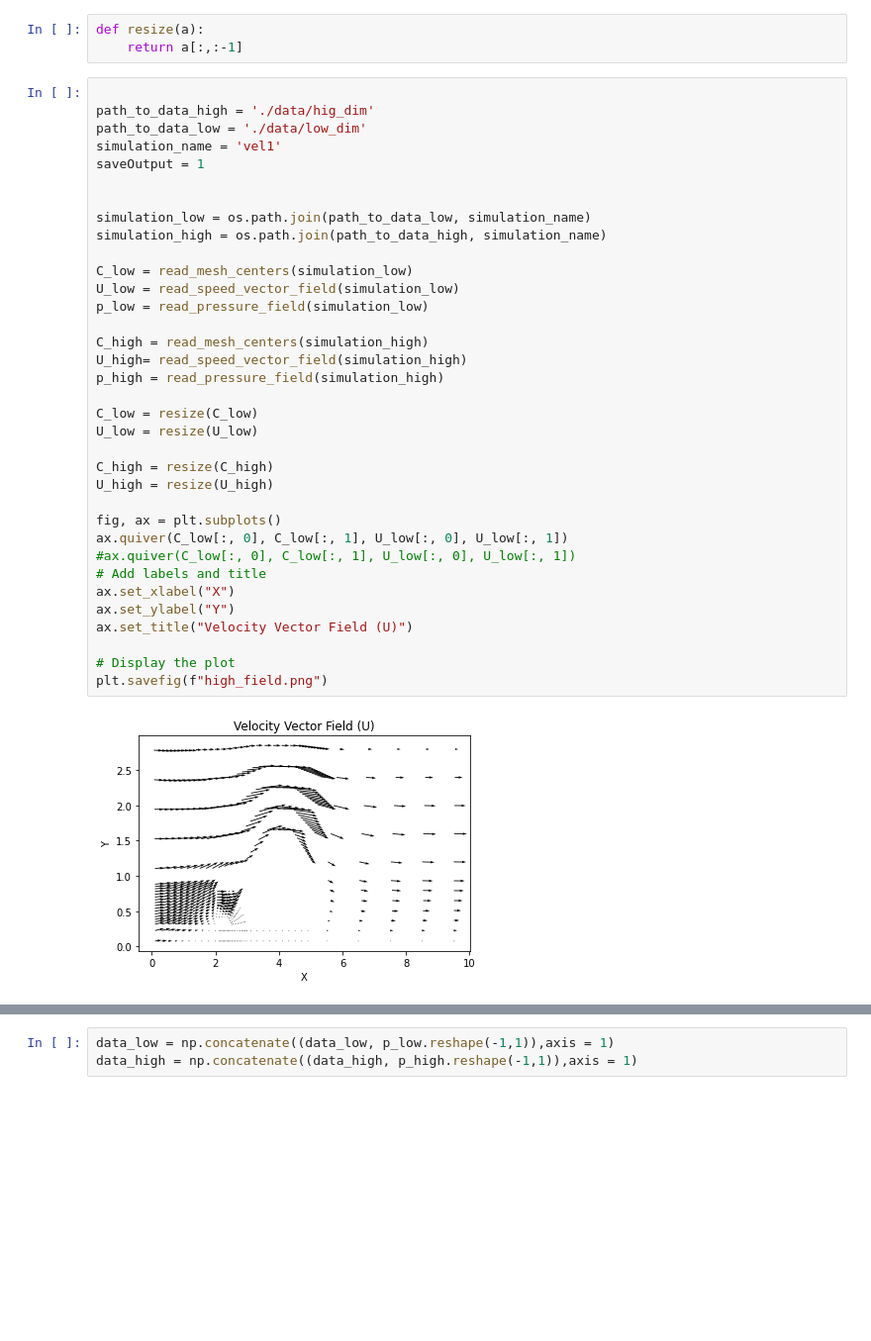
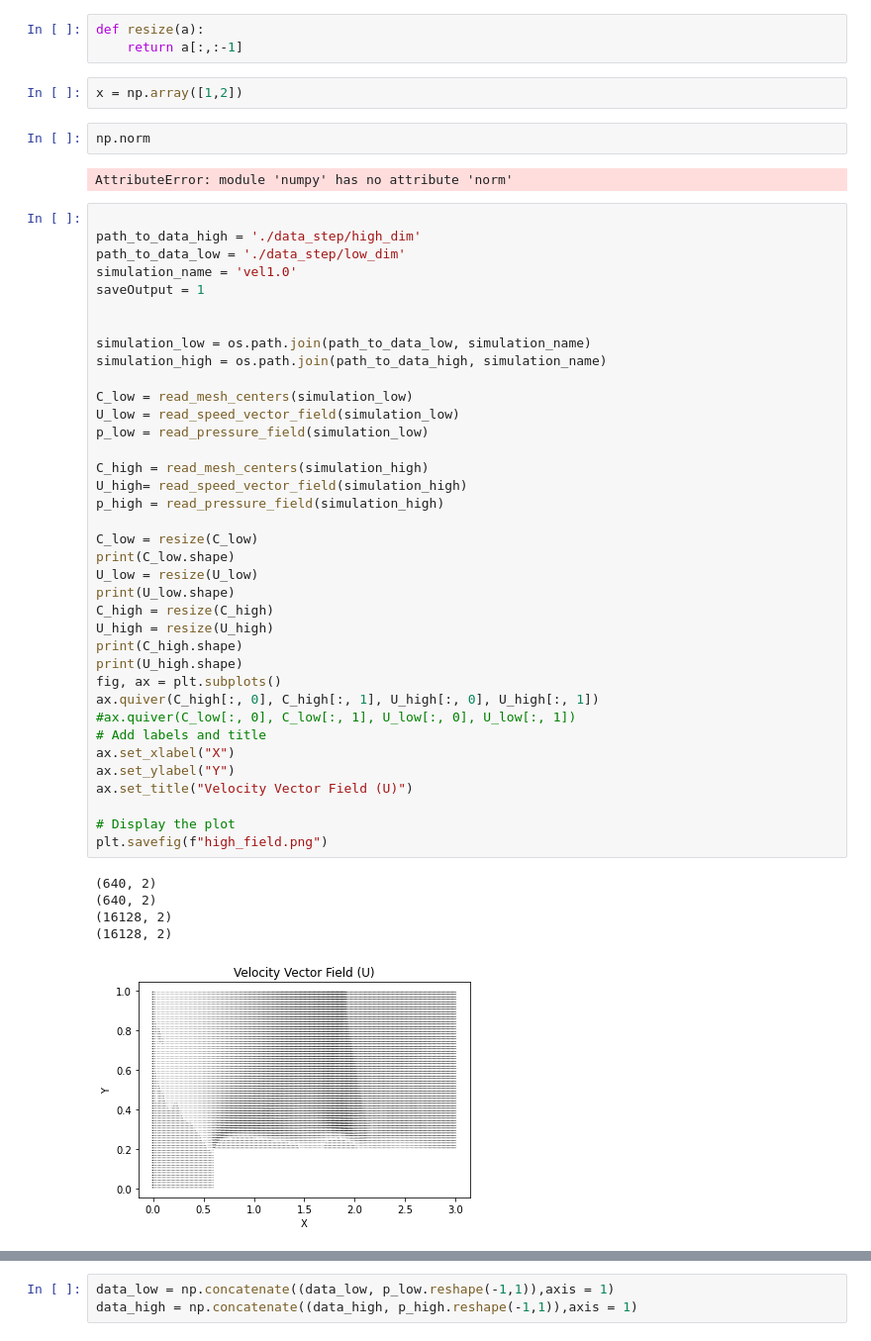
Before and after one commit to KozlovKY/Increasing-the-resolution-aerodynamic-fields, a Jupyter notebook: base_model.ipynb, the cells around one changed output, grey strips where cells are left out. Shown: that part at 99% size. Drawn from its saved outputs; the diff is of its cells as text; blank space fills up the shorter version.

```diff
--- a/base_model.ipynb
+++ b/base_model.ipynb
@@ -64,43 +44,55 @@ def read_pressure_field(simulation: PathLike):
 # %%
 def resize(a):
     return a[:,:-1]
+# %%
+x = np.array([1,2])
+# %%
+np.norm
+# %% [output]
+AttributeError: module 'numpy' has no attribute 'norm'
 # %%
 
-path_to_data_high = './data/hig_dim'
-path_to_data_low = './data/low_dim'
-simulation_name = 'vel1'
+path_to_data_high = './data_step/high_dim'
+path_to_data_low = './data_step/low_dim'
+simulation_name = 'vel1.0'
 saveOutput = 1
 
 
 simulation_low = os.path.join(path_to_data_low, simulation_name)
 simulation_high = os.path.join(path_to_data_high, simulation_name)
 
 C_low = read_mesh_centers(simulation_low)
 U_low = read_speed_vector_field(simulation_low)
 p_low = read_pressure_field(simulation_low)
 
 C_high = read_mesh_centers(simulation_high)
 U_high= read_speed_vector_field(simulation_high)
 p_high = read_pressure_field(simulation_high)
 
 C_low = resize(C_low)
+print(C_low.shape)
 U_low = resize(U_low)
-
+print(U_low.shape)
 C_high = resize(C_high)
 U_high = resize(U_high)
-
+print(C_high.shape)
+print(U_high.shape)
 fig, ax = plt.subplots()
-ax.quiver(C_low[:, 0], C_low[:, 1], U_low[:, 0], U_low[:, 1])
+ax.quiver(C_high[:, 0], C_high[:, 1], U_high[:, 0], U_high[:, 1])
 #ax.quiver(C_low[:, 0], C_low[:, 1], U_low[:, 0], U_low[:, 1])
 # Add labels and title
 ax.set_xlabel("X")
 ax.set_ylabel("Y")
 ax.set_title("Velocity Vector Field (U)")
 
 # Display the plot
 plt.savefig(f"high_field.png")
 # %% [output]
+(640, 2)
+(640, 2)
+(16128, 2)
+(16128, 2)
-[figure, old version]
+[figure, new version]
 # %%
 data_low = np.concatenate((C_low,U_low), axis=1)
 data_high = np.concatenate((C_high,U_high), axis=1)
```
Also changed, not shown: parts of 21 cells of this notebook, 3 other files.
